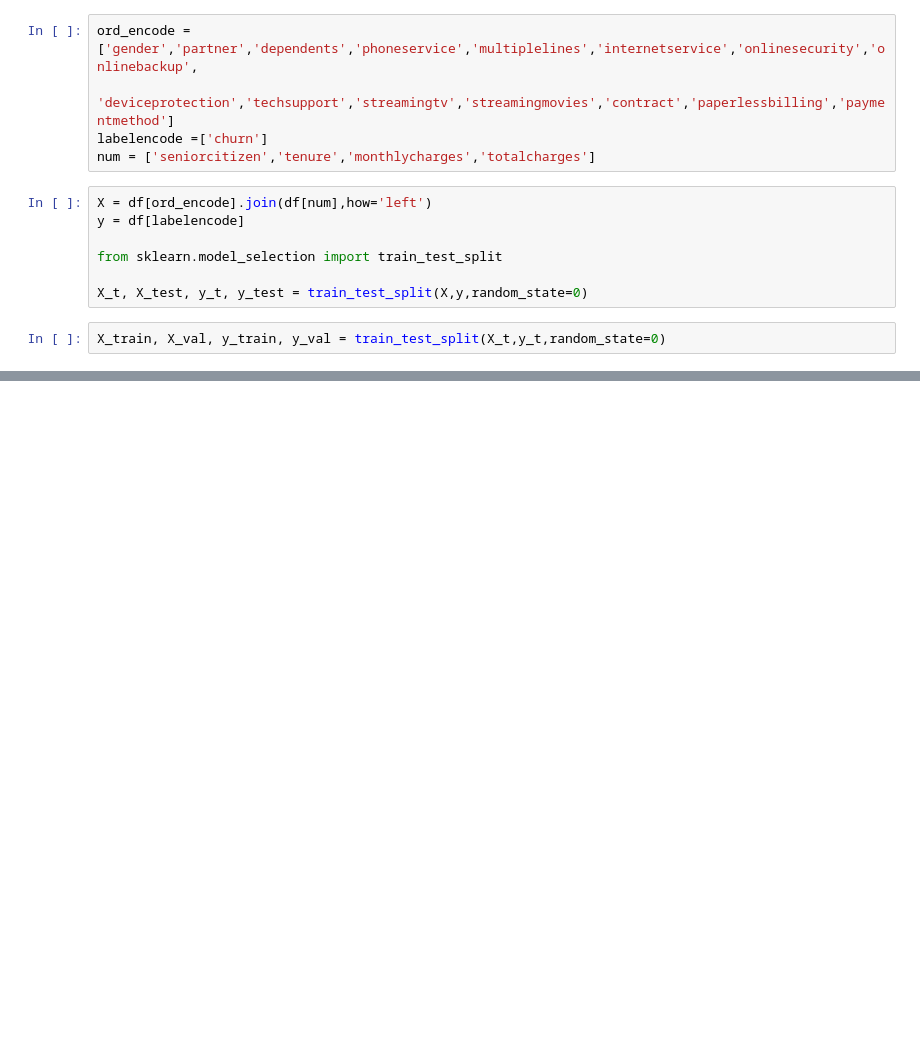
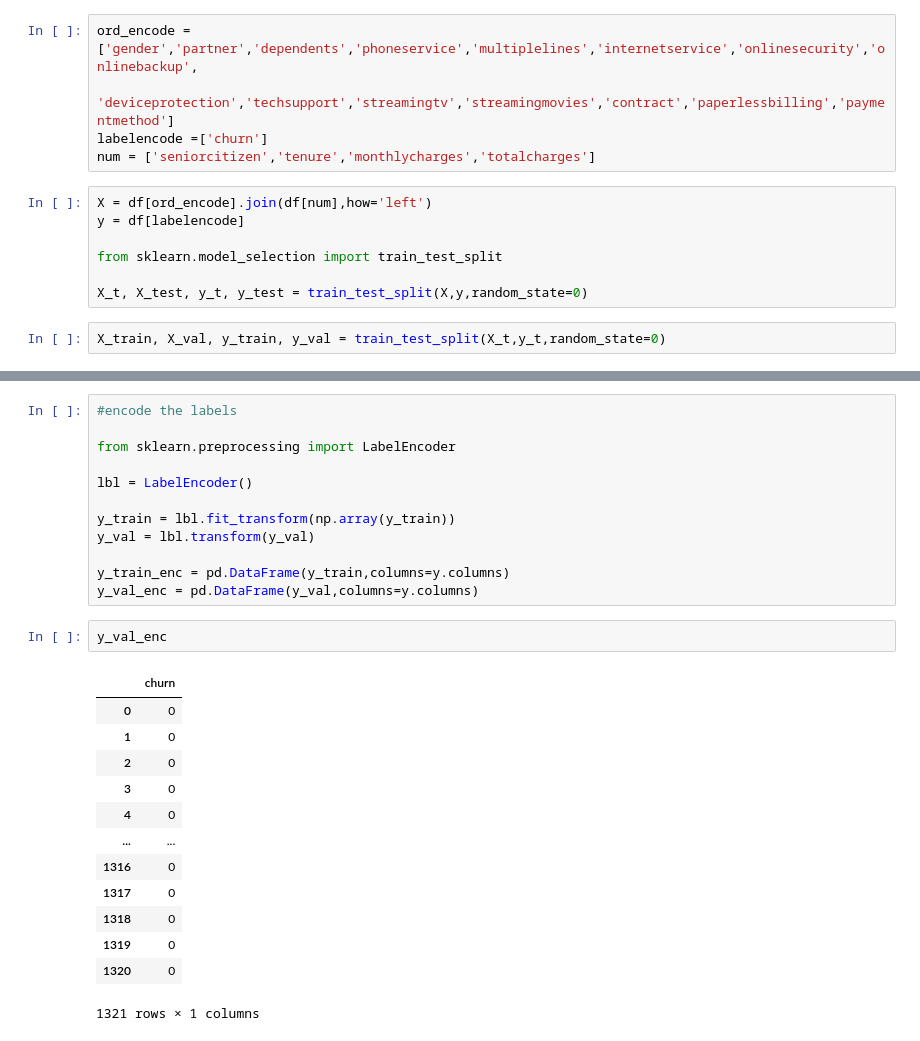
Before and after one commit to GriffinRiner/bsc-phase-three-project, a Jupyter notebook: notebooks/exploratory/Warren/initial.ipynb, the cells around one changed output, grey strips where cells are left out. Drawn from its saved outputs; the diff is of its cells as text; blank space fills up the shorter version.

```diff
--- a/notebooks/exploratory/Warren/initial.ipynb
+++ b/notebooks/exploratory/Warren/initial.ipynb
@@ -89,0 +143,28 @@ X_train, X_val, y_train, y_val = train_test_split(X_t,y_t,random_state=0)
+# %%
+#encode the labels
+
+from sklearn.preprocessing import LabelEncoder
+
+lbl = LabelEncoder()
+
+y_train = lbl.fit_transform(np.array(y_train))
+y_val = lbl.transform(y_val)
+
+y_train_enc = pd.DataFrame(y_train,columns=y.columns)
+y_val_enc = pd.DataFrame(y_val,columns=y.columns)
+# %%
+y_val_enc
+# %% [output]
+|  | churn |
+| 0 | 0 |
+| 1 | 0 |
+| 2 | 0 |
+| 3 | 0 |
+| 4 | 0 |
+| ... | ... |
+| 1316 | 0 |
+| 1317 | 0 |
+| 1318 | 0 |
+| 1319 | 0 |
+| 1320 | 0 |
+1321 rows × 1 columns
```
Also changed, not shown: parts of 5 cells of this notebook.
